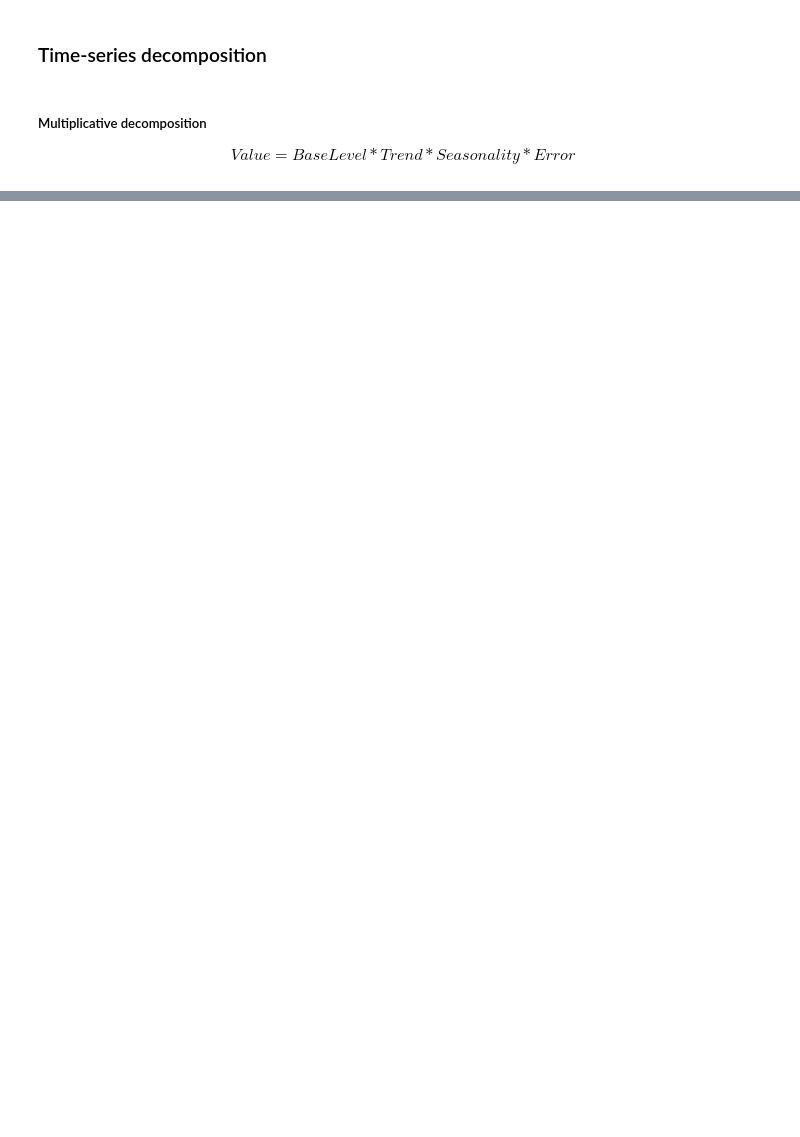
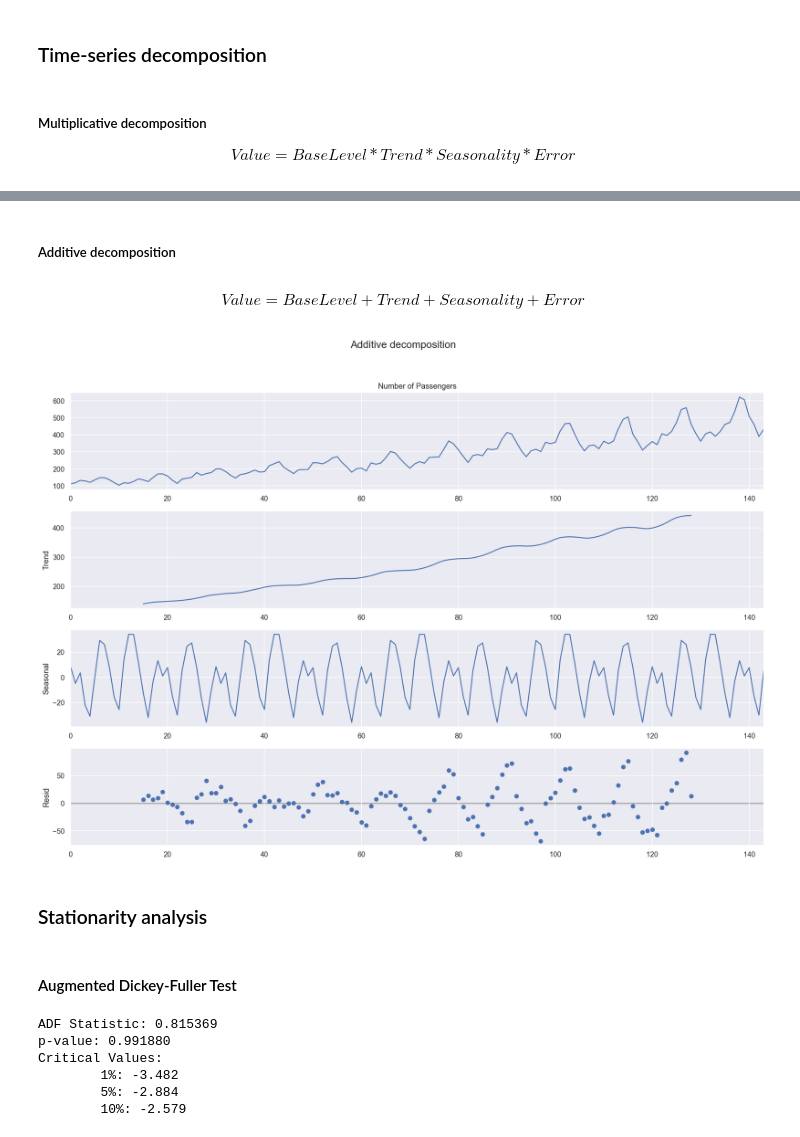
Before and after one commit to manuelmaior29/ds-playground, a Jupyter notebook: data-analysis/air-passengers/analysis.ipynb, the cells around one changed output, grey strips where cells are left out. Cells and saved outputs as stored; diff of their text form; code cells hidden in the pictures; blank space fills up the shorter version.

Commit message:
Time series analysis practice on Airline Passengers ds

```diff
--- a/data-analysis/air-passengers/analysis.ipynb
+++ b/data-analysis/air-passengers/analysis.ipynb
@@ -58,0 +59,31 @@ plt.tight_layout(rect=[0, 0.03, 1, 0.95])
+# %% [markdown]
+##### Additive decomposition
+# %% [markdown]
+$$ Value = BaseLevel + Trend + Seasonality + Error $$
+# %%
+additive_decomposition = seasonal_decompose(x=df['Number of Passengers'], model='additive', period=30)
+plt.rcParams.update({'figure.figsize': (16, 12)})
+additive_decomposition.plot().suptitle('Additive decomposition', fontsize=16)
+plt.tight_layout(rect=[0, 0.03, 1, 0.95])
+# %% [output]
+[figure, added]
+# %% [markdown]
+### Stationarity analysis
+# %% [markdown]
+#### Augmented Dickey-Fuller Test
+# %%
+from statsmodels.tsa.stattools import adfuller
+X = df['Number of Passengers']
+result = adfuller(X)
+print('ADF Statistic: %f' % result[0])
+print('p-value: %f' % result[1])
+print('Critical Values:')
+for key, value in result[4].items():
+    print('\t%s: %.3f' % (key, value))
+# %% [output]
+ADF Statistic: 0.815369
+p-value: 0.991880
+Critical Values:
+        1%: -3.482
+        5%: -2.884
+        10%: -2.579
```
Also changed, not shown: parts of 15 cells of this notebook.
